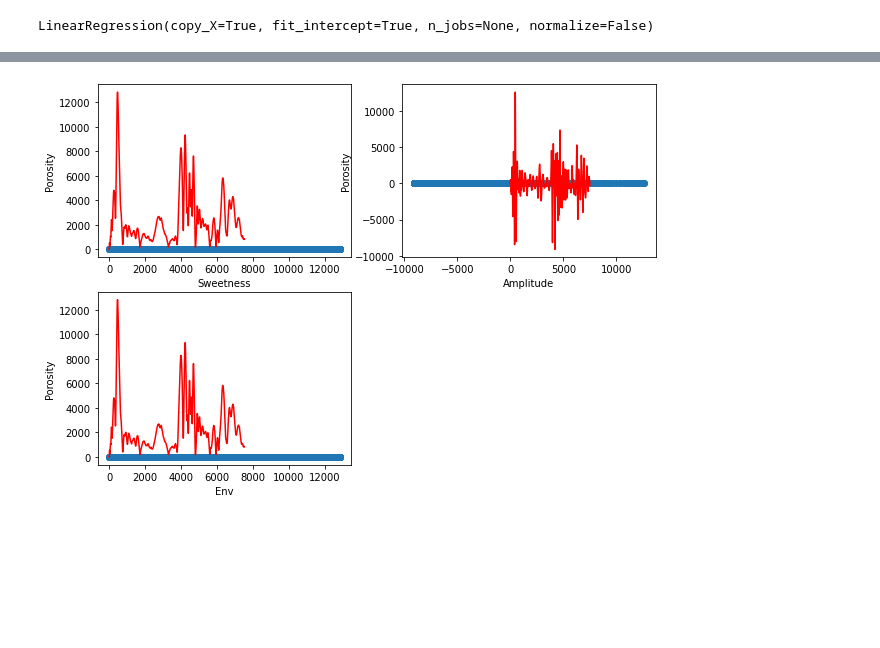
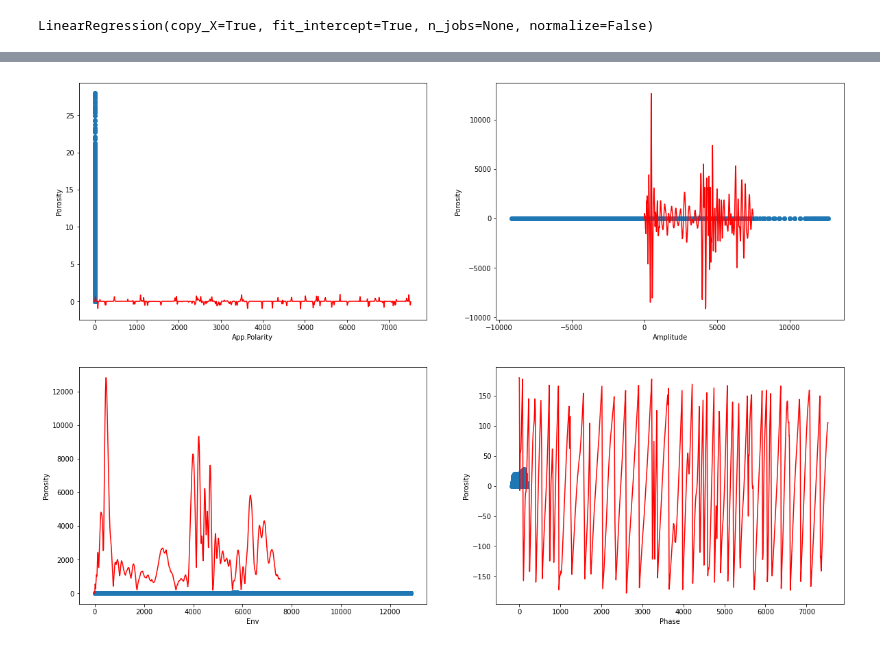
Before and after one commit to Amrmoslim/Machine-Learning, a Jupyter notebook: Porosity_from_seismic.ipynb, the cells around one changed output, grey strips where cells are left out. Saved outputs shown, nothing was run; the diff lists cells and outputs as text; code cells hidden in the pictures; blank space fills up the shorter version.

```diff
--- a/Porosity_from_seismic.ipynb
+++ b/Porosity_from_seismic.ipynb
@@ -219,27 +226,32 @@ plt.scatter(predictions,y_test)
 # %%
-# check model fitted lines against different features
-plt.figure(figsize=(10,7))
+#@title Check model fitted lines against different features
+plt.figure(figsize=(20,14))
 
 plt.subplot(2, 2, 1)
-plt.scatter(df['Sweetness'],df['Porosity'])
-plt.plot(df['Sweetness'],'r')
-plt.xlabel('Sweetness')
+plt.scatter(df['App.Polarity'],df['Porosity'])
+plt.plot(df['App.Polarity'],'r')
+plt.xlabel('App.Polarity')
 plt.ylabel('Porosity')
 
 plt.subplot(2, 2, 2)
 plt.scatter(df['Amplitude'],df['Porosity'])
 plt.plot(df['Amplitude'],'r')
 plt.xlabel('Amplitude')
 plt.ylabel('Porosity')
 
 plt.subplot(2, 2, 3)
 plt.scatter(df['Env'],df['Porosity'])
 plt.plot(df['Env'],'r')
 plt.xlabel('Env')
 plt.ylabel('Porosity')
 
+plt.subplot(2, 2, 4)
+plt.scatter(df['Phase'],df['Porosity'])
+plt.plot(df['Phase'],'r')
+plt.xlabel('Phase')
+plt.ylabel('Porosity')
 plt.show()
 
 # 'MD', 'Phase', 'Amplitude', 'App.Polarity', 'DomFreq', 'Env','Sweetness', 'Variance'
 # %% [output]
-[figure, old version]
+[figure, new version]
```
Also changed, not shown: parts of 23 cells of this notebook.
